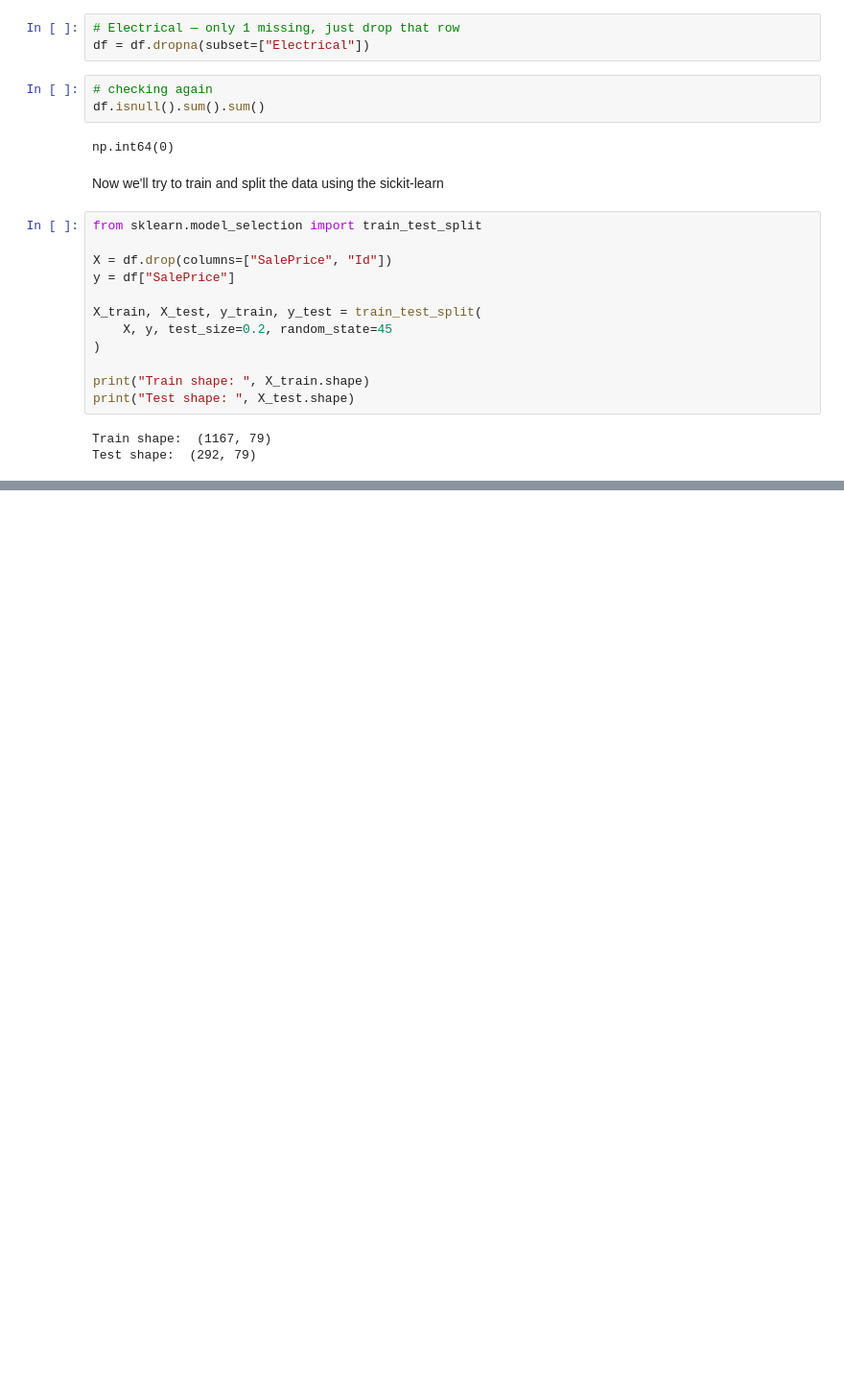
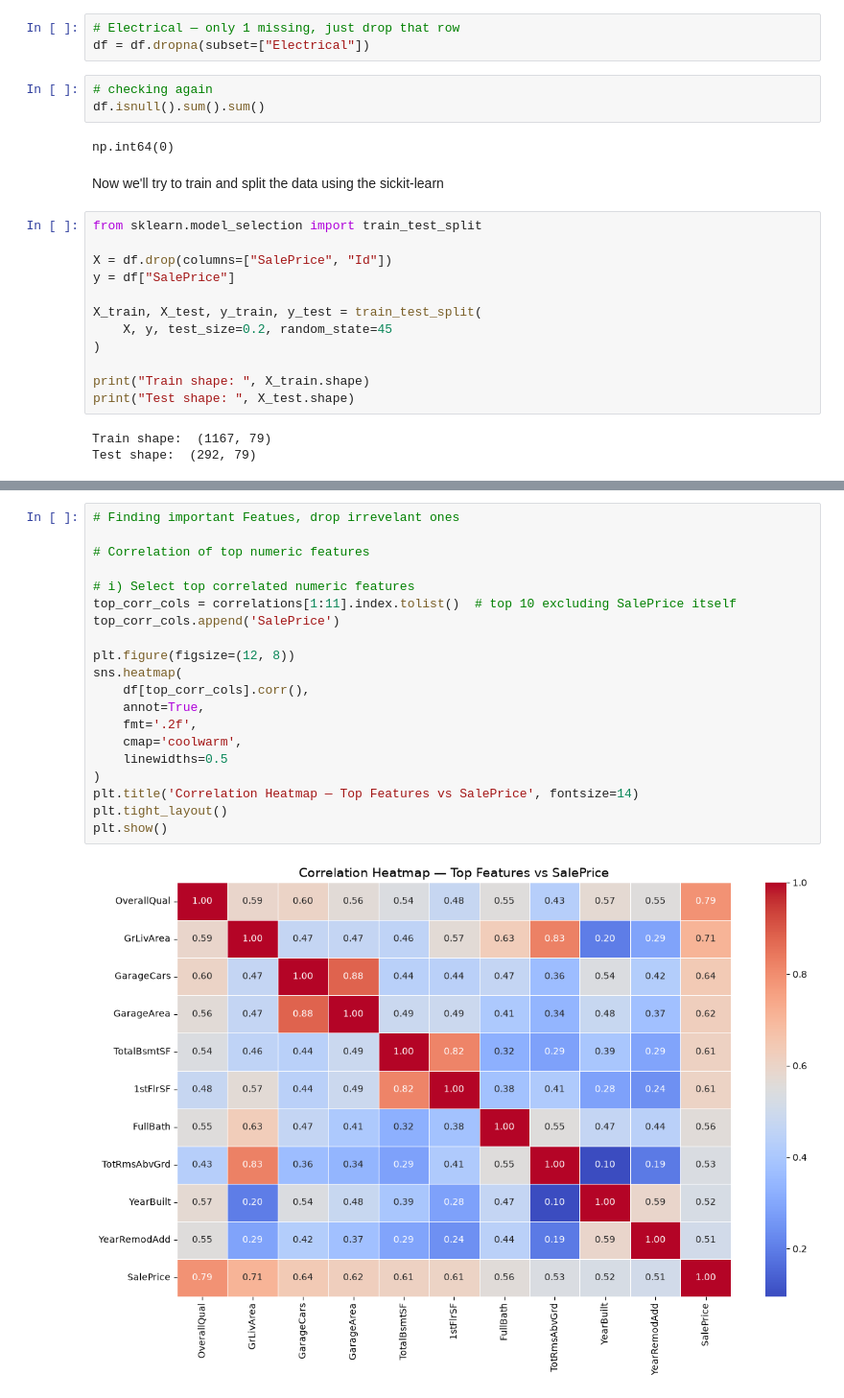
Before and after one commit to DevBhargav07/House-Prices, a Jupyter notebook: Codespace/notebook.ipynb, the cells around one changed output, grey strips where cells are left out. Shown at 96% size. Cells and saved outputs as stored; diff of their text form; blank space fills up the shorter version.

```diff
--- a/Codespace/notebook.ipynb
+++ b/Codespace/notebook.ipynb
@@ -170,0 +245,22 @@ Test shape:  (292, 79)
+# %%
+# Finding important Featues, drop irrevelant ones
+
+# Correlation of top numeric features
+
+# i) Select top correlated numeric features
+top_corr_cols = correlations[1:11].index.tolist()  # top 10 excluding SalePrice itself
+top_corr_cols.append('SalePrice')
+
+plt.figure(figsize=(12, 8))
+sns.heatmap(
+    df[top_corr_cols].corr(),
+    annot=True,
+    fmt='.2f',
+    cmap='coolwarm',
+    linewidths=0.5
+)
+plt.title('Correlation Heatmap — Top Features vs SalePrice', fontsize=14)
+plt.tight_layout()
+plt.show()
+# %% [output]
+[figure, added]
```
Also changed, not shown: parts of 10 cells of this notebook.
